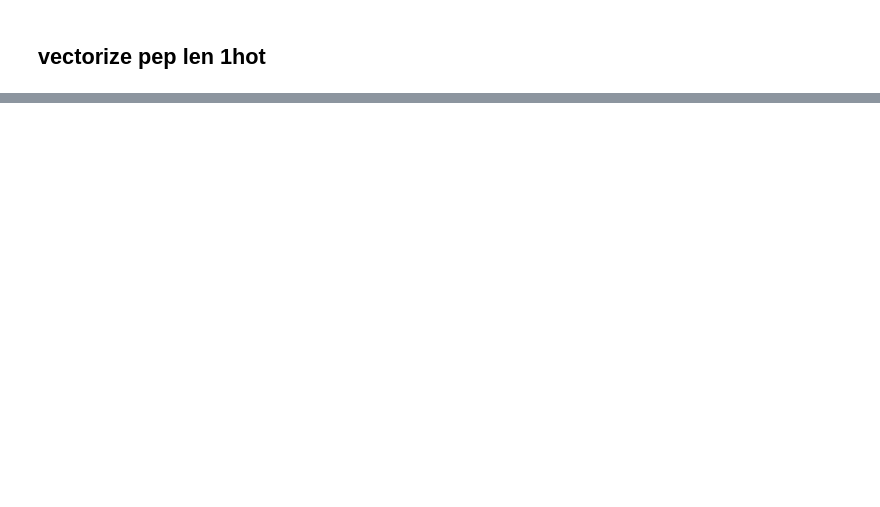
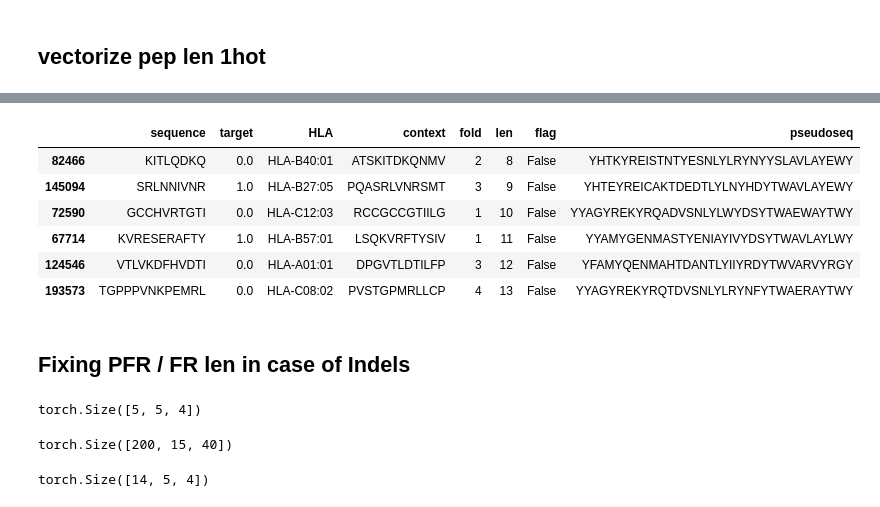
Before and after one commit to richieYT-wan/PyNNalign, a Jupyter notebook: notebooks/240305_pseudoseq_onthefly.ipynb, the cells around one changed output, grey strips where cells are left out. Saved outputs shown, nothing was run; the diff lists cells and outputs as text; code cells hidden in the pictures; blank space fills up the shorter version.

```diff
--- a/notebooks/240305_pseudoseq_onthefly.ipynb
+++ b/notebooks/240305_pseudoseq_onthefly.ipynb
@@ -782,0 +1017,5 @@ for i in range(n_windows):
+# %%
+window_size=9
+max_len=13
+
+get_pfr_values(sample.sample(5)['sequence'].values, max_len, window_size).shape
@@ -782,0 +1027,16 @@ for i in range(n_windows):
+# %%
+# testing time
+from time import perf_counter as pc
+from src.data_processing import PFR_calculation
+def get_xxs(df, max_len, encoding, pad_scale, window_size=9):
+    x = encode_batch(df['sequence'], max_len, encoding, pad_scale)
+    # Creating the mask to allow selection of kmers without padding
+    len_mask = torch.from_numpy(df['len'].values)
+    x_mask = len_mask - window_size
+    range_tensor = torch.arange(max_len - window_size + 1).unsqueeze(0).repeat(len(x), 1)
+    # Mask for Kmers + padding
+    x_mask = (range_tensor <= x_mask.unsqueeze(1)).float().unsqueeze(-1)
+    # Expand the kmers windows for base sequence without indels
+    x = x.unfold(1, window_size, 1).transpose(2, 3) \
+        .reshape(len(x), max_len - window_size + 1, window_size, 20)
+    return x, x_mask
@@ -783,2 +1072,12 @@ for i in range(n_windows):
 # %% [markdown]
 ## Vectorize FR lengths
+# %%
+x, mask = get_xxs(sample, 13, 'BL50LO', -20, 9)
+# %%
+from src.data_processing import FR_lengths
+from src.datasets import NNAlignDatasetEFSinglePass
+max_len, window_size = 13, 9
+
+ordered_sample = sample_200.groupby('len', group_keys=False).apply(lambda x: x.sample(1))
+ds = NNAlignDatasetEFSinglePass(ordered_sample, max_len, window_size, 'BL50LO', add_fr_len=True)
+fr_len = FR_lengths(ds.x_mask, max_len, window_size)
@@ -786,0 +1277,24 @@ for i in range(n_windows):
+# %%
+ordered_sample
+# %% [output]
+|  | sequence | target | HLA | context | fold | len | flag | pseudoseq |
+| 82466 | KITLQDKQ | 0.0 | HLA-B40:01 | ATSKITDKQNMV | 2 | 8 | False | YHTKYREISTNTYESNLYLRYNYYSLAVLAYEWY |
+| 145094 | SRLNNIVNR | 1.0 | HLA-B27:05 | PQASRLVNRSMT | 3 | 9 | False | YHTEYREICAKTDEDTLYLNYHDYTWAVLAYEWY |
+| 72590 | GCCHVRTGTI | 0.0 | HLA-C12:03 | RCCGCCGTIILG | 1 | 10 | False | YYAGYREKYRQADVSNLYLWYDSYTWAEWAYTWY |
+| 67714 | KVRESERAFTY | 1.0 | HLA-B57:01 | LSQKVRFTYSIV | 1 | 11 | False | YYAMYGENMASTYENIAYIVYDSYTWAVLAYLWY |
+| 124546 | VTLVKDFHVDTI | 0.0 | HLA-A01:01 | DPGVTLDTILFP | 3 | 12 | False | YFAMYQENMAHTDANTLYIIYRDYTWVARVYRGY |
+| 193573 | TGPPPVNKPEMRL | 0.0 | HLA-C08:02 | PVSTGPMRLLCP | 4 | 13 | False | YYAGYREKYRQTDVSNLYLRYNFYTWAERAYTWY |
+# %% [markdown]
+## Fixing PFR / FR len in case of Indels
+# %%
+fr_len.shape
+# %% [output]
+torch.Size([5, 5, 4])
+# %%
+torch.cat([pfr, torch.zeros(len(pfr), window_size+1, 40)], dim=1).shape
+# %% [output]
+torch.Size([200, 15, 40])
+# %%
+get_fr_lengths(len_tensor, max_len, window_size).shape
+# %% [output]
+torch.Size([14, 5, 4])
```
Also changed, not shown: parts of 67 cells of this notebook, 5 other files.
